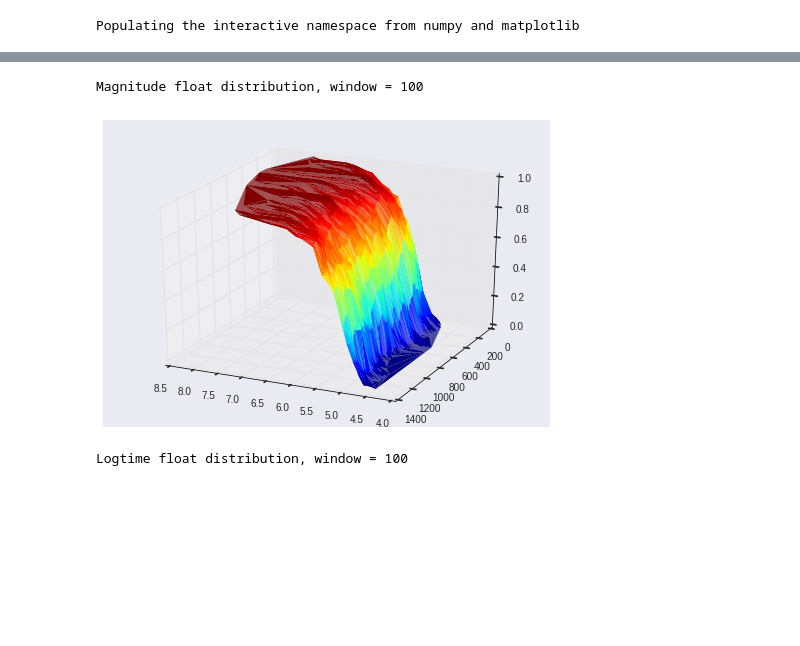
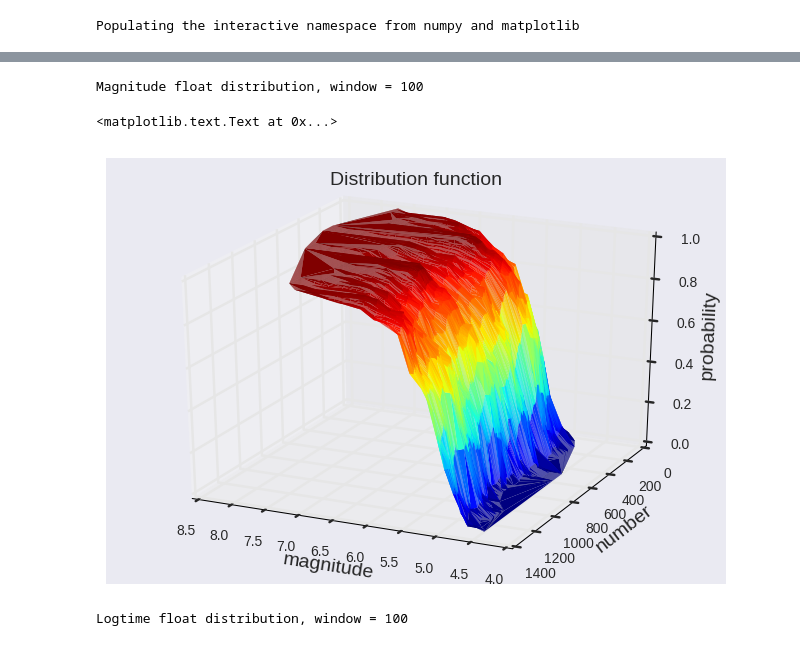
Before and after one commit to HoodPanther/earthquakes-1, a Jupyter notebook: Earthquakes-Copy1.ipynb, the cells around one changed output, grey strips where cells are left out. Drawn from its saved outputs; the diff is of its cells as text; code cells hidden in the pictures; blank space fills up the shorter version.

```diff
--- a/Earthquakes-Copy1.ipynb
+++ b/Earthquakes-Copy1.ipynb
@@ -81,6 +81,10 @@ def distribution_plot(sample):
     ax = fig.gca(projection='3d')
     ax.plot_trisurf(xpos, ypos, zpos,cmap=plt.cm.jet,linewidth=0)
     ax.view_init(elev=25., azim=115)
+    #ax.set_zlabel(u'вероятность',fontsize=14)
+    #plt.title(u'Функция распределения',fontsize=14)
+    ax.set_zlabel('probability',fontsize=14)
+    plt.title('Distribution function',fontsize=14)
 #calculate stationarity index
 def stat_index(sample, window,bins):
     kolm_index=0.18+(window-100)*(-0.04)/100.
@@ -156,9 +169,12 @@ Depth float distribution, window = 100
 # %%
 print "Magnitude float distribution, window = 100"
 distribution_plot(df.Magnitude)
+plt.ylabel('number',fontsize=14)
+plt.xlabel('magnitude',fontsize=14)
 # %% [output]
 Magnitude float distribution, window = 100
+<matplotlib.text.Text at 0x...>
-[figure, old version]
+[figure, new version]
 # %%
 print "Logtime float distribution, window = 100"
 distribution_plot(df.logtime)
```
Also changed, not shown: parts of 10 cells of this notebook.
